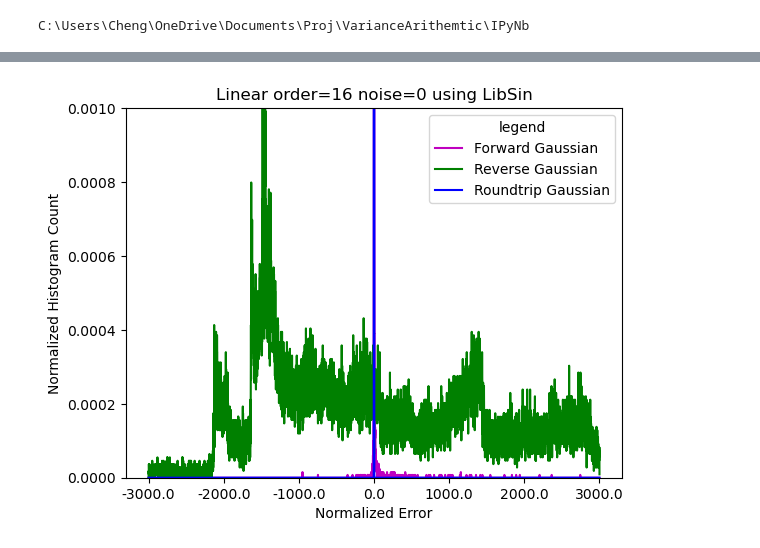
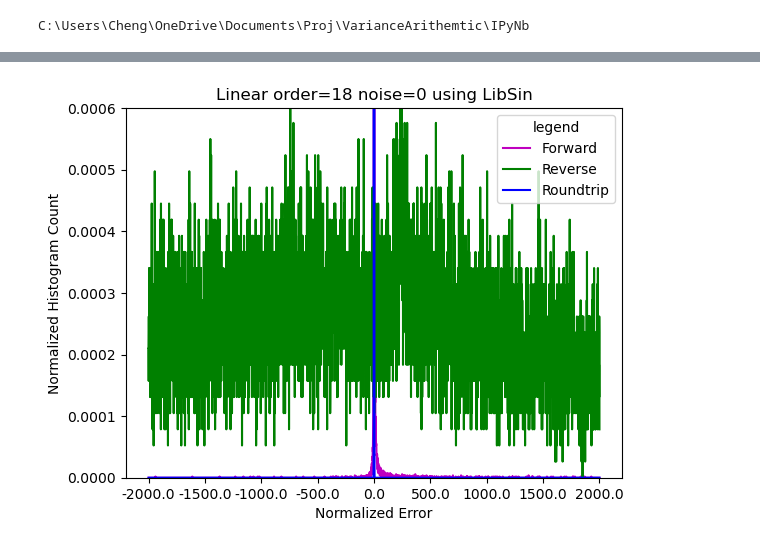
Before and after one commit to Chengpu0707/VarianceArithmetic, a Jupyter notebook: IPyNb/LibLinearClean.ipynb, the cells around one changed output, grey strips where cells are left out. Saved outputs shown, nothing was run; the diff lists cells and outputs as text; code cells hidden in the pictures.

```diff
--- a/IPyNb/LibLinearClean.ipynb
+++ b/IPyNb/LibLinearClean.ipynb
@@ -9,7 +9,7 @@ print(os.getcwd())
 # %% [output]
 C:\Users\Cheng\OneDrive\Documents\Proj\VarianceArithemtic\IPyNb
 # %%
-df = pd.read_csv("../Python/Output/Lib_Linear_16.txt", sep='\t')
+df = pd.read_csv("../Python/Output/FFT_Lib_Linear_18.txt", sep='\t')
 df.head()
 # %% [output]
 |  | SinSource | NoiseType | Noise | Signal | Order | Freq | Test | Uncertainty Mean | ... |
@@ -20,4 +20,4 @@ df.head()
 # %%
-sHisto = [str(i/1) for i in range(-3000, 3001, 1)]
+sHisto = [str(i/1) for i in range(-2000, 2001, 1)]
 df[sHisto].head()
 # %% [output]
@@ -29,7 +29,7 @@ df[sHisto].head()
 # %%
 def PlotHistogram( order, noise, sinSource, signal, freq=0, ylim=[] ):
     signalName = 'Sin/Cos' if signal=='Aggr' else signal if signal=='Linear' else f'{signal} freq={freq}'
-    df['legend'] = df['Test'] + " " + df['NoiseType']
+    df['legend'] = df['Test']
 
     dfHisto = df[(df['Order']==order) & (df['Noise']==noise) & (df['SinSource']==sinSource) & (df['Signal']==signal) & (df['Freq']==freq)]\
                 .set_index('legend')
@@ -40,6 +40,6 @@ def PlotHistogram( order, noise, sinSource, signal, freq=0, ylim=[] ):
     if ylim:
         ax.set_ylim(ylim)
 # %%
-PlotHistogram(16, 0, 'LibSin', 'Linear', ylim=[0, 0.001])
+PlotHistogram(18, 0, 'LibSin', 'Linear', ylim=[0, 6e-4])
 # %% [output]
-[figure, old version]
+[figure, new version]
```
Also changed, not shown: parts of 2 cells of this notebook, 8 other files.
